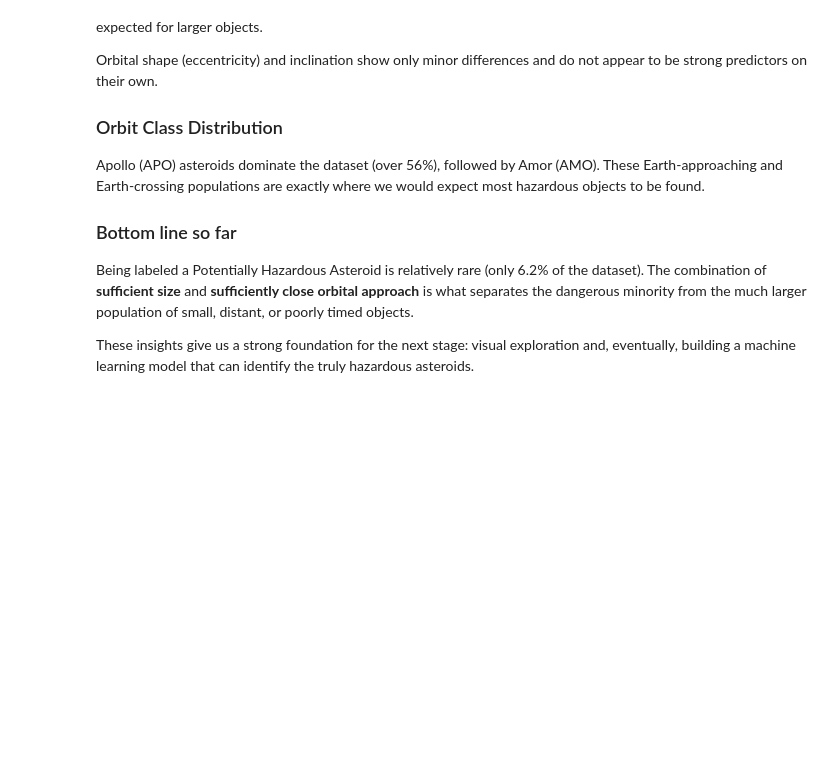
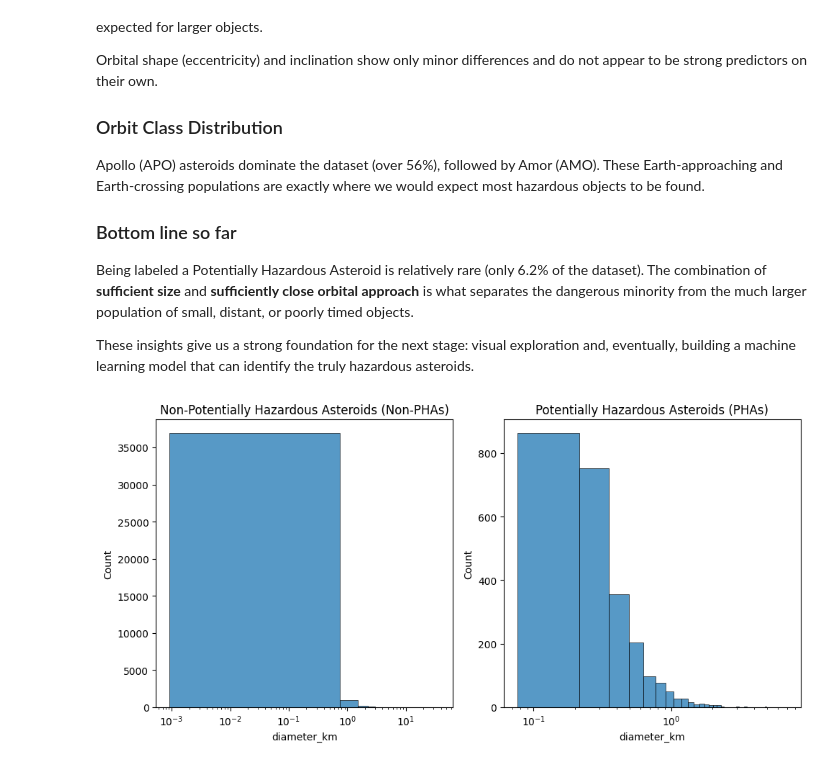
Before and after one commit to Justin-Van-Gent/asteroid-hazard-classification, a Jupyter notebook: Nasa Near-Earth Asteroids and Close Approaches/Asteroid_Project.ipynb, the cells around one changed output. Cells and saved outputs as stored; diff of their text form; code cells hidden in the pictures; blank space fills up the shorter version.

Commit message:
Add some visualizations and interpretations

```diff
--- a/Nasa Near-Earth Asteroids and Close Approaches/Asteroid_Project.ipynb
+++ b/Nasa Near-Earth Asteroids and Close Approaches/Asteroid_Project.ipynb
@@ -215,3 +215,20 @@ Apollo (APO) asteroids dominate the dataset (over 56%), followed by Amor (AMO).
 Being labeled a Potentially Hazardous Asteroid is relatively rare (only 6.2% of the dataset). The combination of **sufficient size** and **sufficiently close orbital approach** is what separates the dangerous minority from the much larger population of small, distant, or poorly timed objects.
 
 These insights give us a strong foundation for the next stage: visual exploration and, eventually, building a machine learning model that can identify the truly hazardous asteroids.
+# %%
+# comparing sizes of PHA's to non_PHA's using seperate histplots
+plt.figure(figsize=(10, 5))
+plt.subplot(1, 2, 1)
+sns.histplot(data=df[df['pha'] == False], x='diameter_km', bins=50)
+plt.title('Non-Potentially Hazardous Asteroids (Non-PHAs)')
+plt.xscale('log')
+
+plt.subplot(1, 2, 2)
+sns.histplot(data=df[df['pha'] == True], x='diameter_km', bins=50)
+plt.title('Potentially Hazardous Asteroids (PHAs)')
+plt.xscale('log')
+
+plt.tight_layout()
+plt.show()
+# %% [output]
+[figure, added]
```
Also changed, not shown: parts of 5 cells of this notebook.
